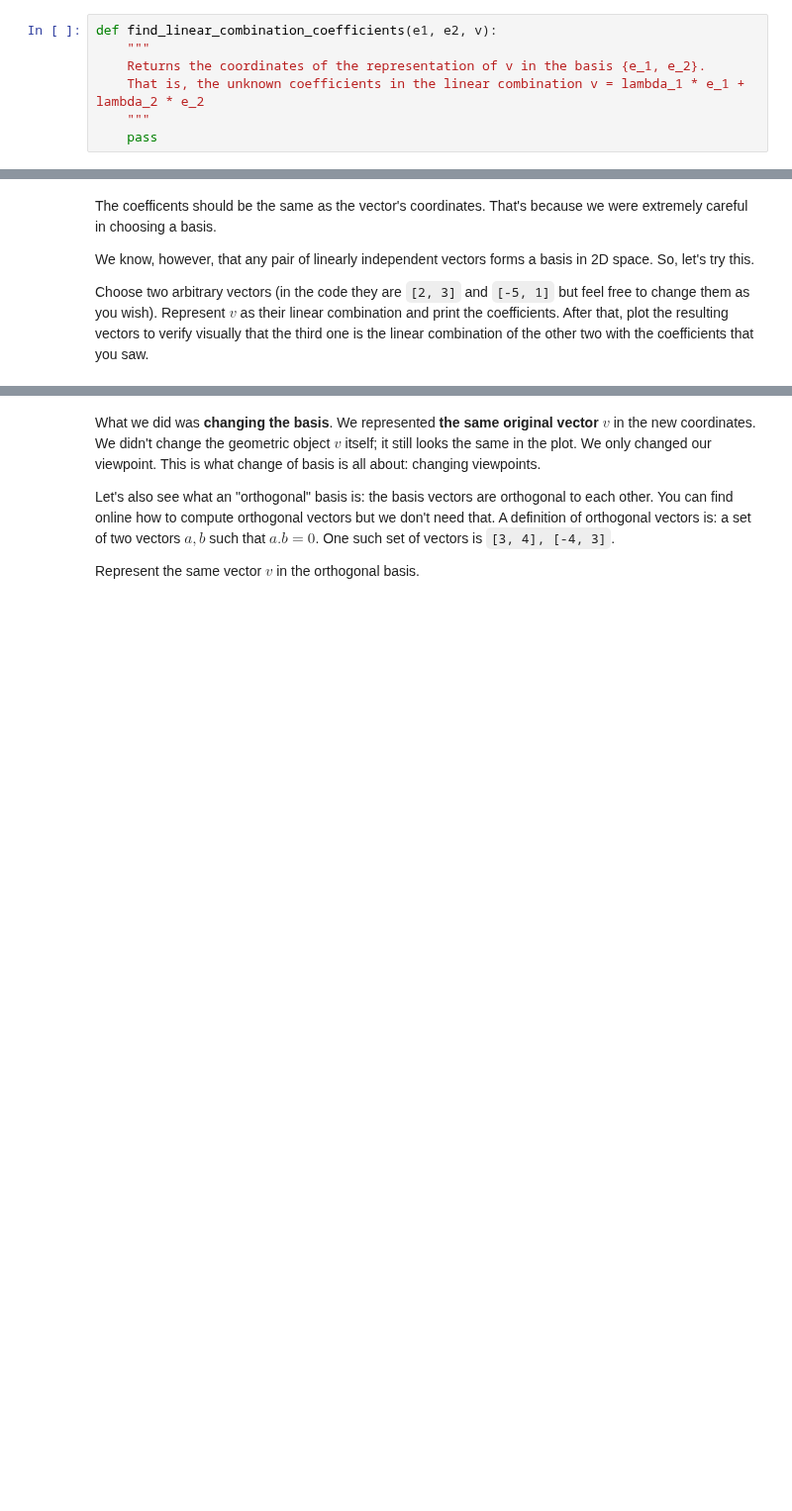
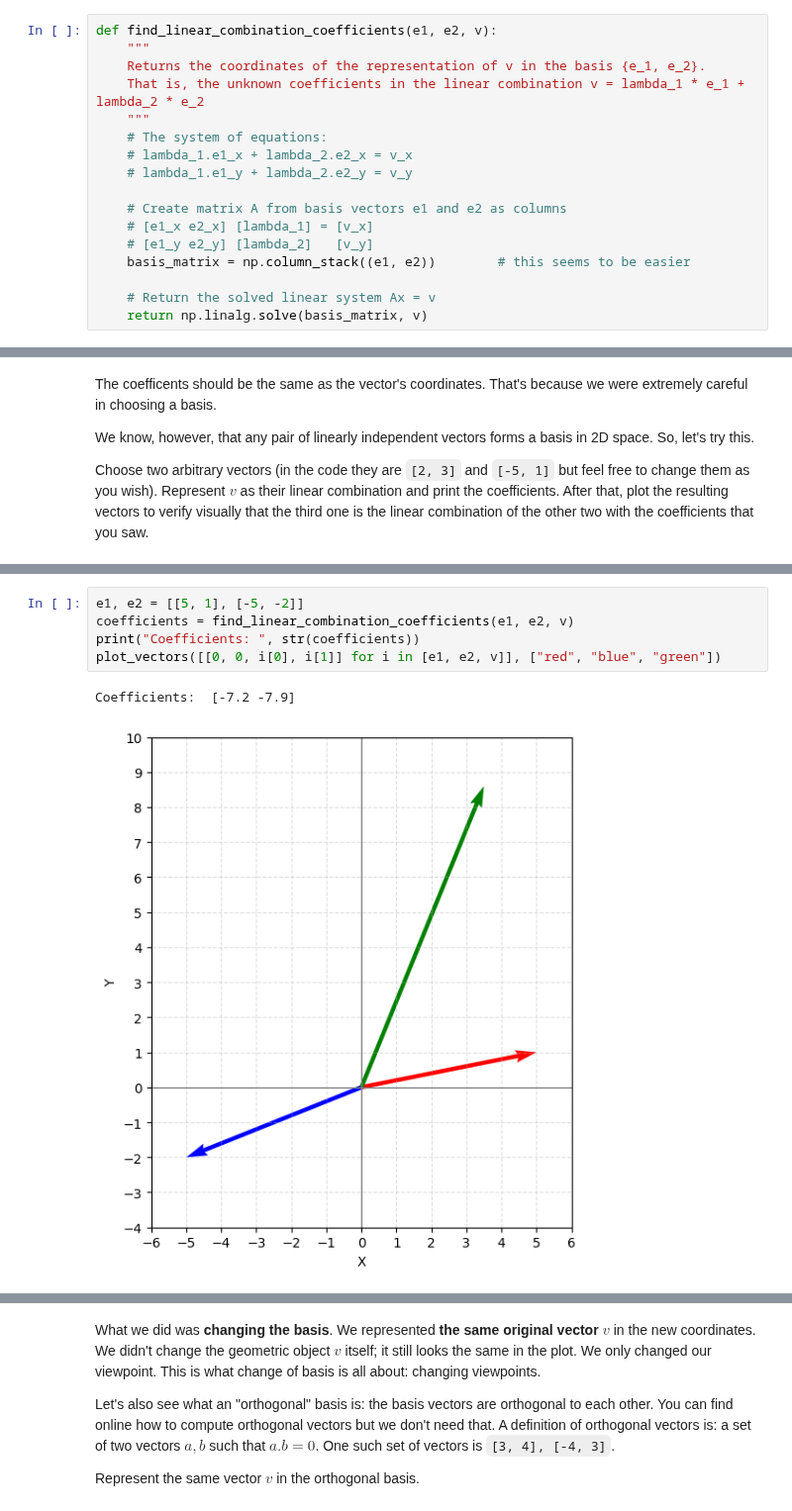
Before and after one commit to tproykov/MathsForDevelopers, a Jupyter notebook: 03.LinearAlgebra/Linear Algebra Exercise.ipynb, the cells around one changed output, grey strips where cells are left out. Shown at 99% size. Drawn from its saved outputs; the diff is of its cells as text; blank space fills up the shorter version.

```diff
--- a/03.LinearAlgebra/Linear Algebra Exercise.ipynb
+++ b/03.LinearAlgebra/Linear Algebra Exercise.ipynb
@@ -83,7 +111,17 @@ def find_linear_combination_coefficients(e1, e2, v):
     Returns the coordinates of the representation of v in the basis {e_1, e_2}.
     That is, the unknown coefficients in the linear combination v = lambda_1 * e_1 + lambda_2 * e_2
     """
-    pass
+    # The system of equations:
+    # lambda_1.e1_x + lambda_2.e2_x = v_x
+    # lambda_1.e1_y + lambda_2.e2_y = v_y
+
+    # Create matrix A from basis vectors e1 and e2 as columns
+    # [e1_x e2_x] [lambda_1] = [v_x]
+    # [e1_y e2_y] [lambda_2]   [v_y]
+    basis_matrix = np.column_stack((e1, e2))        # this seems to be easier
+
+    # Return the solved linear system Ax = v
+    return np.linalg.solve(basis_matrix, v)
 # %%
 e1, e2 = [[1, 0], [0, 1]]
 v = [3.5, 8.6]
@@ -107,0 +152,8 @@ plot_vectors([[0, 0, i[0], i[1]] for i in [e1, e2, v]], ["red", "blue", "green"]
+# %%
+e1, e2 = [[5, 1], [-5, -2]]
+coefficients = find_linear_combination_coefficients(e1, e2, v)
+print("Coefficients: ", str(coefficients))
+plot_vectors([[0, 0, i[0], i[1]] for i in [e1, e2, v]], ["red", "blue", "green"])
+# %% [output]
+Coefficients:  [-7.2 -7.9]
+[figure, added]
```
Also changed, not shown: parts of 8 cells of this notebook, 5 other files.
